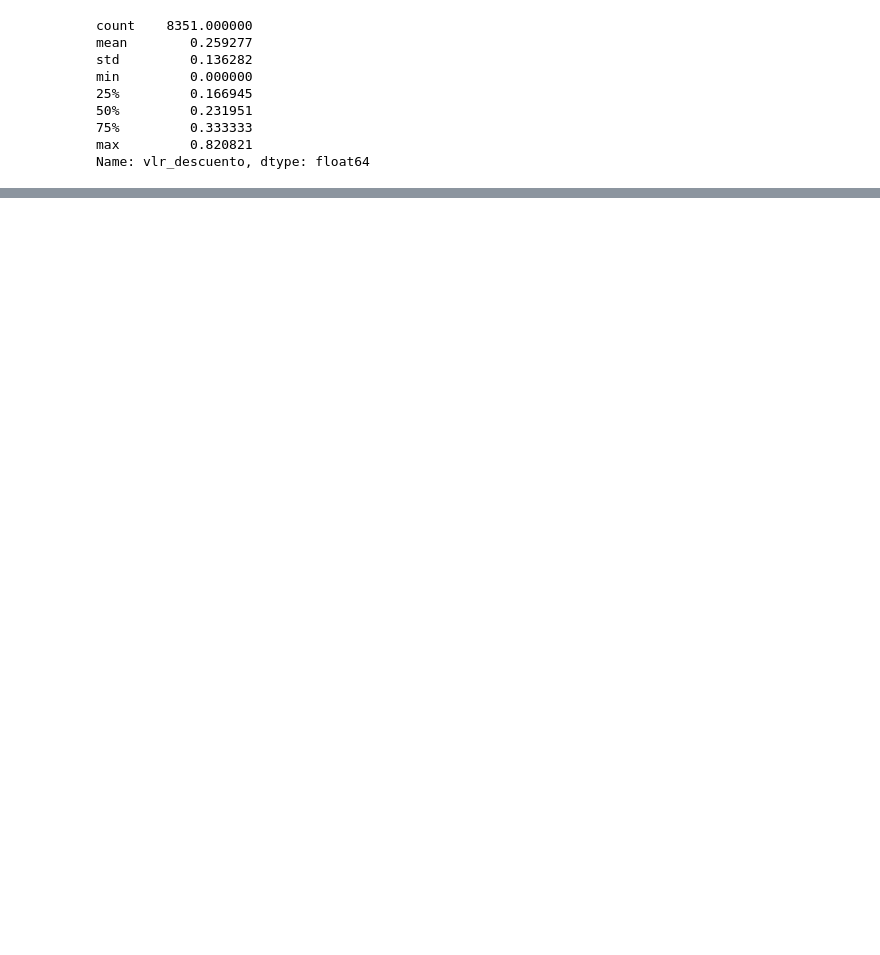
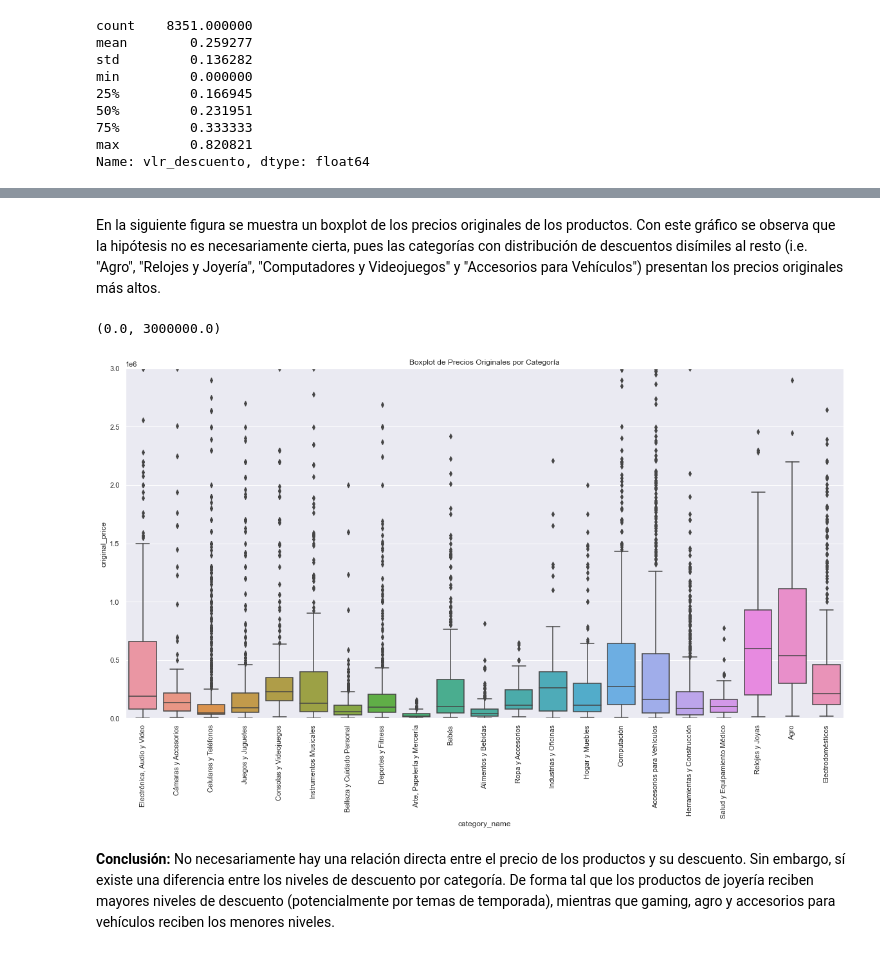
Before and after one commit to juancop/MeliDSChallenge, a Jupyter notebook: notebooks/AnalisisExploratorio.ipynb, the cells around one changed output, grey strips where cells are left out. Saved outputs shown, nothing was run; the diff lists cells and outputs as text; code cells hidden in the pictures; blank space fills up the shorter version.

```diff
--- a/notebooks/AnalisisExploratorio.ipynb
+++ b/notebooks/AnalisisExploratorio.ipynb
@@ -125,0 +143,13 @@ _ = plt.setp(ax.get_xticklabels(), rotation=90)
+# %% [markdown]
+En la siguiente figura se muestra un boxplot de los precios originales de los productos. Con este gráfico se observa que la hipótesis no es necesariamente cierta, pues las categorías con distribución de descuentos disímiles al resto (i.e. "Agro", "Relojes y Joyería", "Computadores y Videojuegos" y "Accesorios para Vehículos") presentan los precios originales más altos.
+# %%
+plt.figure(figsize = (20, 10))
+ax = sns.boxplot(x="category_name", y="original_price", data=products_with_discount)
+plt.title('Boxplot de Precios Originales por Categoría')
+_ = plt.setp(ax.get_xticklabels(), rotation=90)
+plt.ylim((0, 3e6))
+# %% [output]
+(0.0, 3000000.0)
+[figure, added]
+# %% [markdown]
+**Conclusión:** No necesariamente hay una relación directa entre el precio de los productos y su descuento. Sin embargo, sí existe una diferencia entre los niveles de descuento por categoría. De forma tal que los productos de joyería reciben mayores niveles de descuento (potencialmente por temas de temporada), mientras que gaming, agro y accesorios para vehículos reciben los menores niveles.
```
Also changed, not shown: parts of 11 cells of this notebook.
